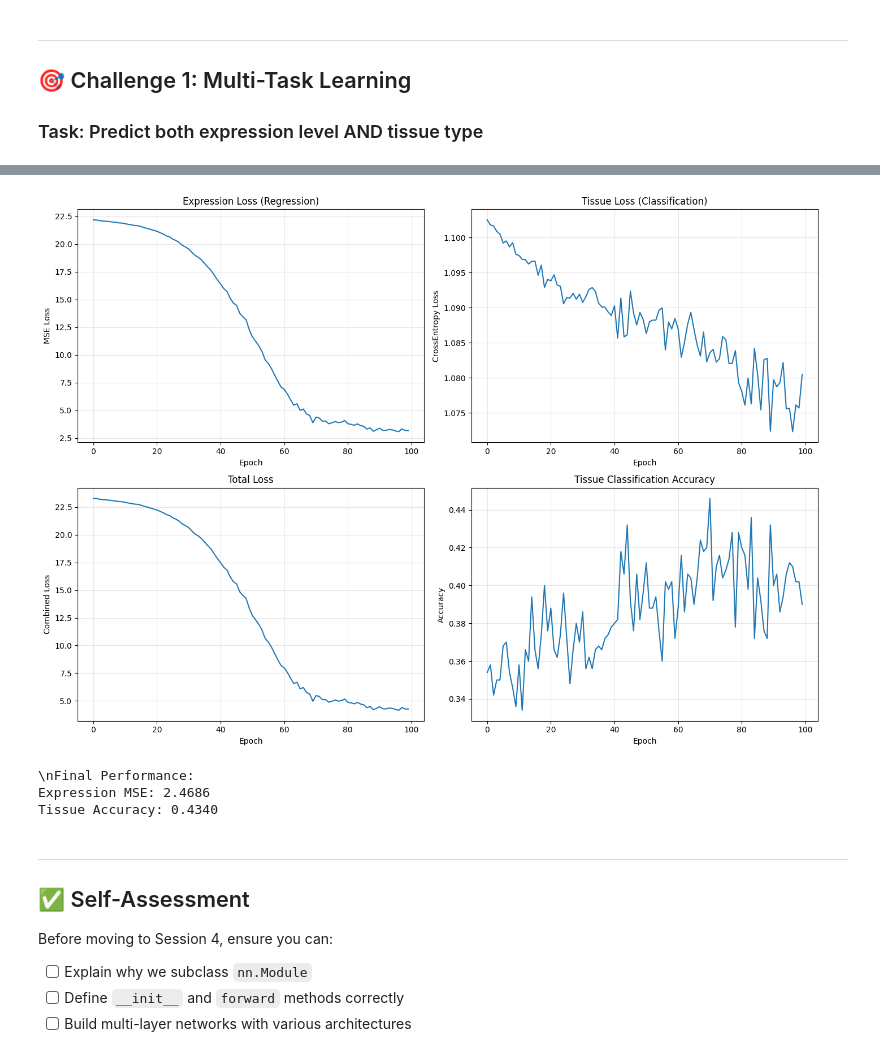
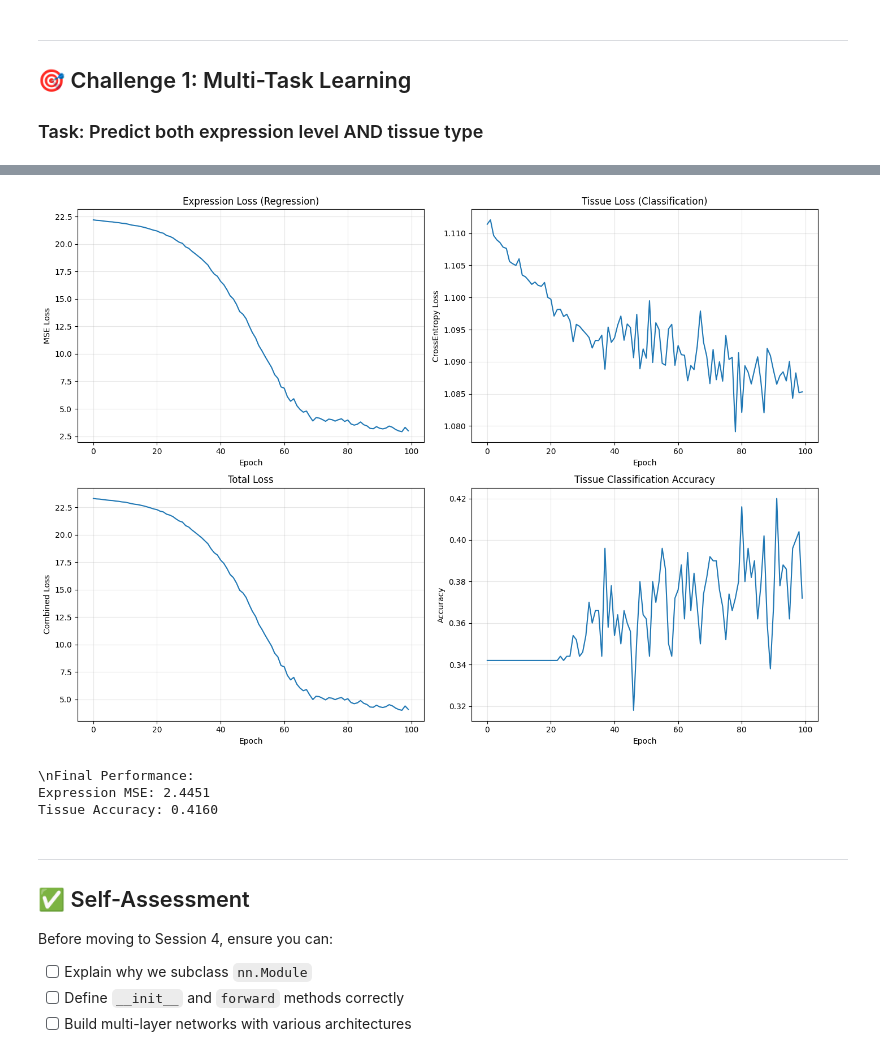
Before and after one commit to MohamedRefaat92/Deep-learning-practice-claude, a Jupyter notebook: Genomics/session-3/session_03_neural_networks_COMPLETE.ipynb, the cells around one changed output, grey strips where cells are left out. Drawn from its saved outputs; the diff is of its cells as text; code cells hidden in the pictures.

```diff
--- a/Genomics/session-3/session_03_neural_networks_COMPLETE.ipynb
+++ b/Genomics/session-3/session_03_neural_networks_COMPLETE.ipynb
@@ -818,6 +1119,9 @@ class MultiTaskModel(nn.Module):
         )
 
         self.tissue_head = nn.Sequential(
+            nn.Linear(hidden_size // 2, hidden_size // 2),
+            nn.ReLU(),
+            nn.Dropout(0.3),
             nn.Linear(hidden_size // 2, 20),
             nn.ReLU(),
             nn.Linear(20, n_tissues)
@@ -951,7 +1255,7 @@ Epoch 100: Expr Loss=3.1748, Tissue Loss=1.0805, Accuracy=0.3900
-[figure, old version]
+[figure, new version]
 \nFinal Performance:
-Expression MSE: 2.4686
-Tissue Accuracy: 0.4340
+Expression MSE: 2.4451
+Tissue Accuracy: 0.4160
 # %% [markdown]
 ---
 
```
Also changed, not shown: parts of 2 cells of this notebook.
